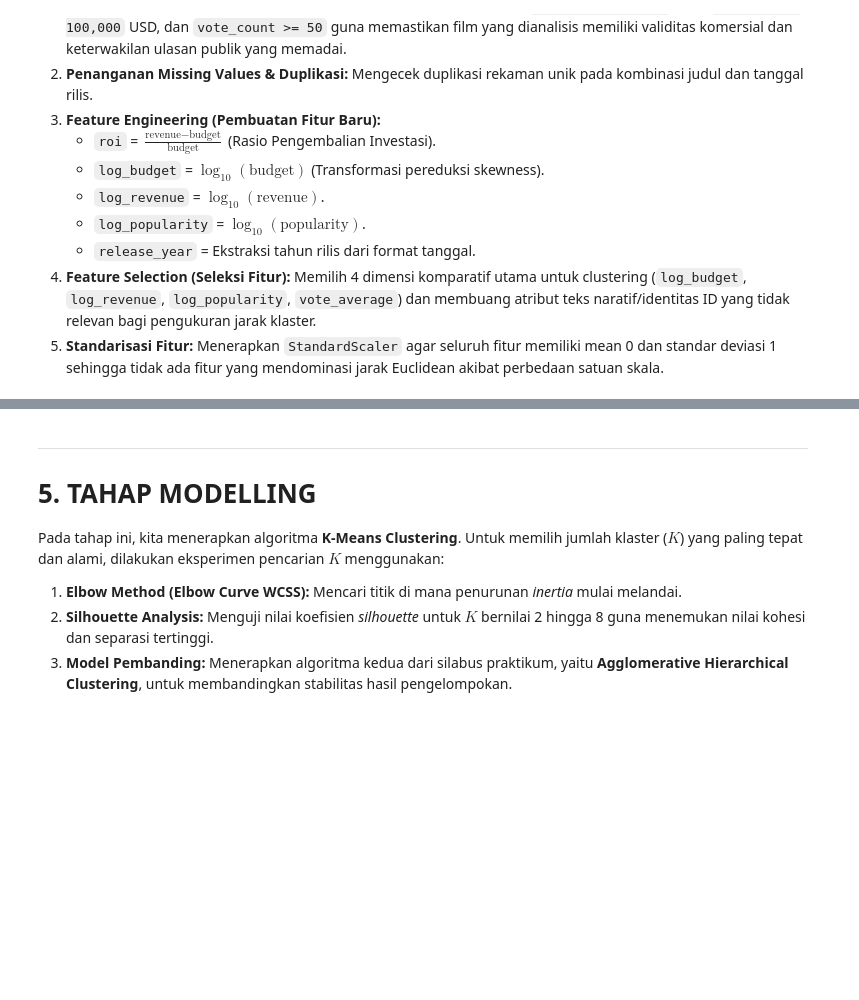
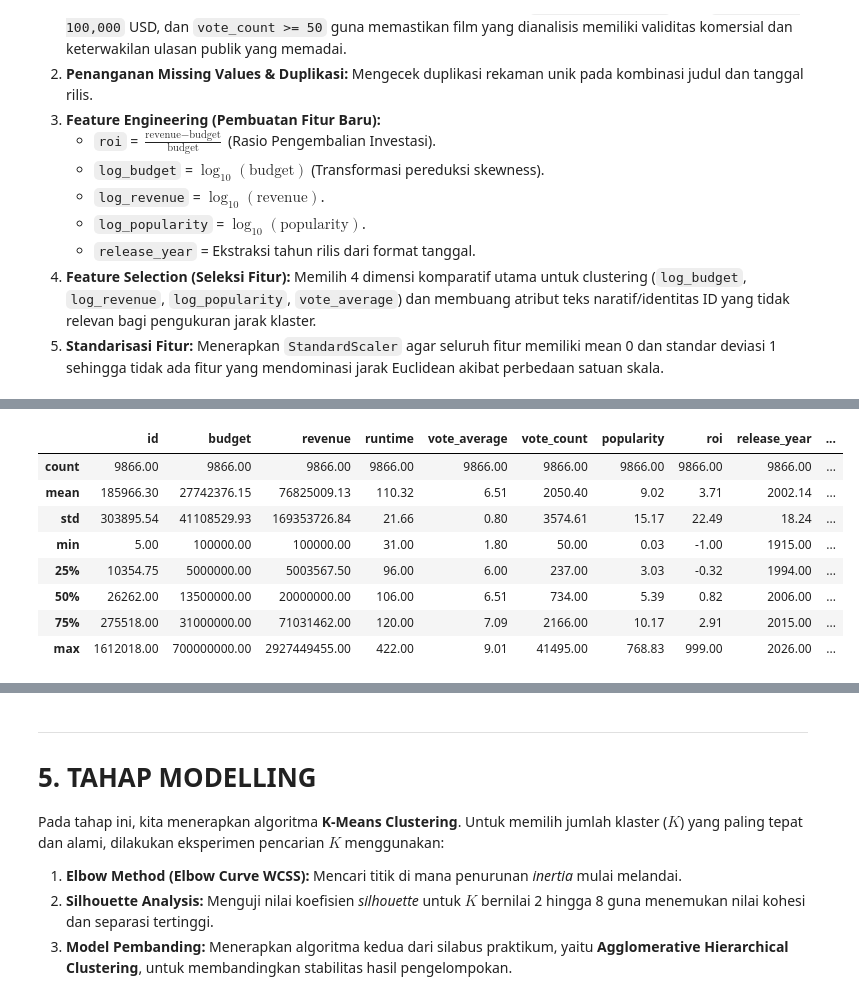
Before and after one commit to Hisyam-L/18_IF-B_PocoX3ProMasJaka, a Jupyter notebook: Proyek_Akhir_Data_Science_TMDB.ipynb, the cells around one changed output, grey strips where cells are left out. Drawn from its saved outputs; the diff is of its cells as text; code cells hidden in the pictures; blank space fills up the shorter version.

```diff
--- a/Proyek_Akhir_Data_Science_TMDB.ipynb
+++ b/Proyek_Akhir_Data_Science_TMDB.ipynb
@@ -285,0 +307,12 @@ Total reduksi baris sampah / tidak lengkap: 1249562 baris.
+# %%
+df_clean.describe()
+# %% [output]
+|  | id | budget | revenue | runtime | vote_average | vote_count | popularity | roi | release_year | ... |
+| count | 9866.00 | 9866.00 | 9866.00 | 9866.00 | 9866.00 | 9866.00 | 9866.00 | 9866.00 | 9866.00 | ... |
+| mean | 185966.30 | 27742376.15 | 76825009.13 | 110.32 | 6.51 | 2050.40 | 9.02 | 3.71 | 2002.14 | ... |
+| std | 303895.54 | 41108529.93 | 169353726.84 | 21.66 | 0.80 | 3574.61 | 15.17 | 22.49 | 18.24 | ... |
+| min | 5.00 | 100000.00 | 100000.00 | 31.00 | 1.80 | 50.00 | 0.03 | -1.00 | 1915.00 | ... |
+| 25% | 10354.75 | 5000000.00 | 5003567.50 | 96.00 | 6.00 | 237.00 | 3.03 | -0.32 | 1994.00 | ... |
+| 50% | 26262.00 | 13500000.00 | 20000000.00 | 106.00 | 6.51 | 734.00 | 5.39 | 0.82 | 2006.00 | ... |
+| 75% | 275518.00 | 31000000.00 | 71031462.00 | 120.00 | 7.09 | 2166.00 | 10.17 | 2.91 | 2015.00 | ... |
+| max | 1612018.00 | 700000000.00 | 2927449455.00 | 422.00 | 9.01 | 41495.00 | 768.83 | 999.00 | 2026.00 | ... |
```
Also changed, not shown: parts of 9 cells of this notebook.
